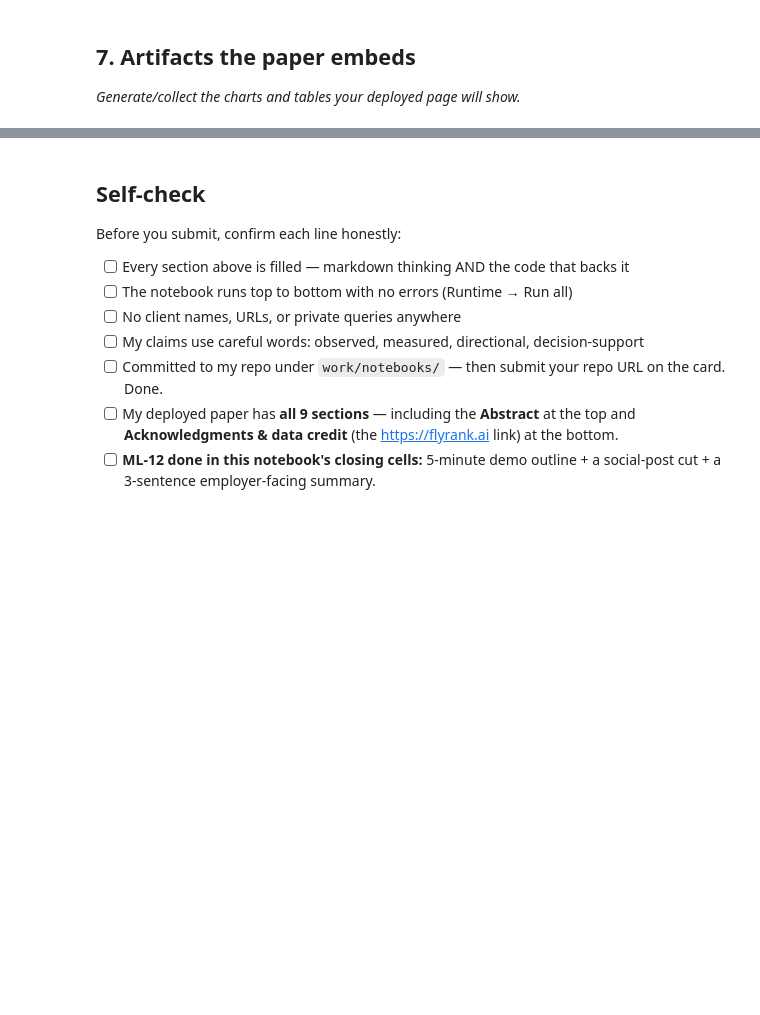
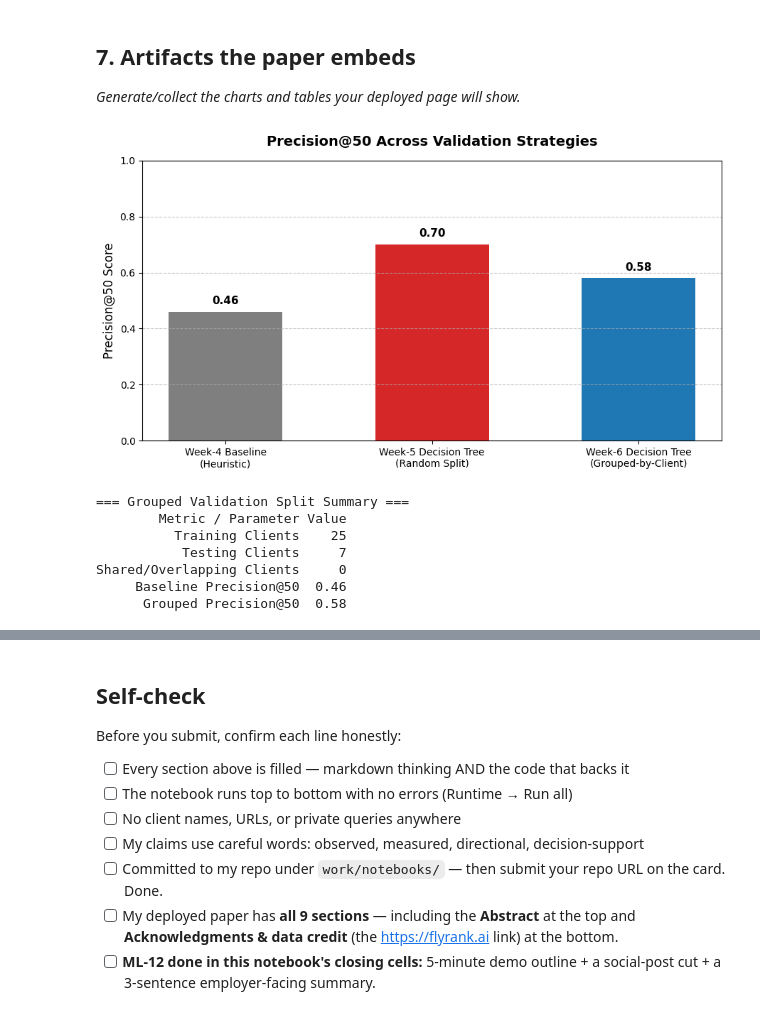
Before and after one commit to JaudatUllahKhan/my-ml-internship, a Jupyter notebook: work/notebooks/capstone.ipynb, the cells around one changed output, grey strips where cells are left out. Drawn from its saved outputs; the diff is of its cells as text; code cells hidden in the pictures; blank space fills up the shorter version.

```diff
--- a/work/notebooks/capstone.ipynb
+++ b/work/notebooks/capstone.ipynb
@@ -34,3 +95,45 @@ This skeleton is yours to fill. Work the sections **in order** — each one has
 ## 7. Artifacts the paper embeds
 
 *Generate/collect the charts and tables your deployed page will show.*
+# %%
+import matplotlib.pyplot as plt
+import pandas as pd
+import numpy as np
+
+# 1. Summary Performance Chart
+experiments = ['Week-4 Baseline\n(Heuristic)', 'Week-5 Decision Tree\n(Random Split)', 'Week-6 Decision Tree\n(Grouped-by-Client)']
+precision_scores = [0.46, 0.70, 0.58]
+colors = ['#7f7f7f', '#d62728', '#1f77b4']
+
+plt.figure(figsize=(9, 5))
+bars = plt.bar(experiments, precision_scores, color=colors, width=0.55)
+
+plt.title('Precision@50 Across Validation Strategies', fontsize=14, fontweight='bold', pad=15)
+plt.ylabel('Precision@50 Score', fontsize=12)
+plt.ylim(0.0, 1.0)
+plt.grid(axis='y', linestyle='--', alpha=0.7)
+
+for bar in bars:
+    yval = bar.get_height()
+    plt.text(bar.get_x() + bar.get_width()/2.0, yval + 0.02, f"{yval:.2f}", ha='center', va='bottom', fontweight='bold', fontsize=11)
+
+plt.tight_layout()
+plt.show()
+
+# 2. Grouped Validation Split Summary Table
+split_summary = pd.DataFrame({
+    'Metric / Parameter': ['Training Clients', 'Testing Clients', 'Shared/Overlapping Clients', 'Baseline Precision@50', 'Grouped Precision@50'],
+    'Value': ['25', '7', '0', '0.46', '0.58']
+})
+
+print("=== Grouped Validation Split Summary ===")
+print(split_summary.to_string(index=False))
+# %% [output]
+[figure, added]
+=== Grouped Validation Split Summary ===
+        Metric / Parameter Value
+          Training Clients    25
+           Testing Clients     7
+Shared/Overlapping Clients     0
+     Baseline Precision@50  0.46
+      Grouped Precision@50  0.58
```
Also changed, not shown: parts of 8 cells of this notebook.
